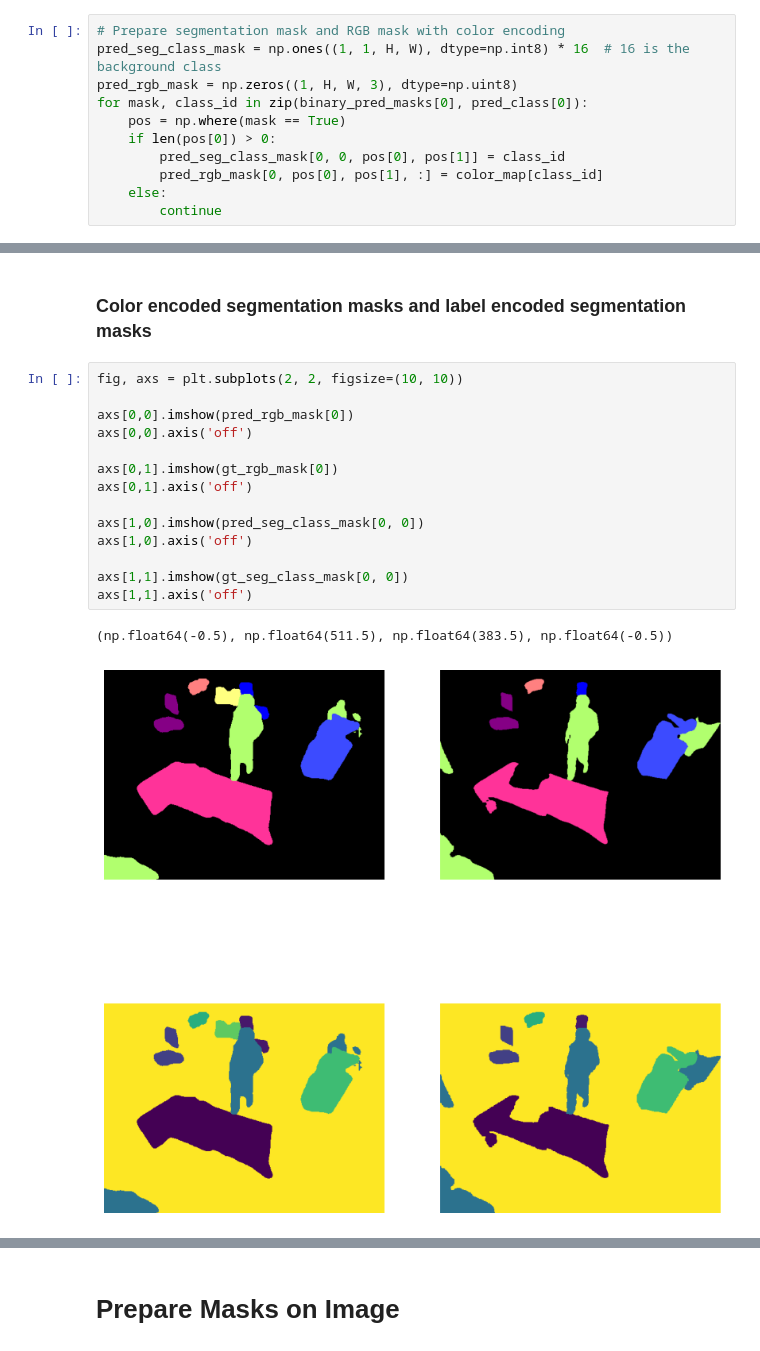
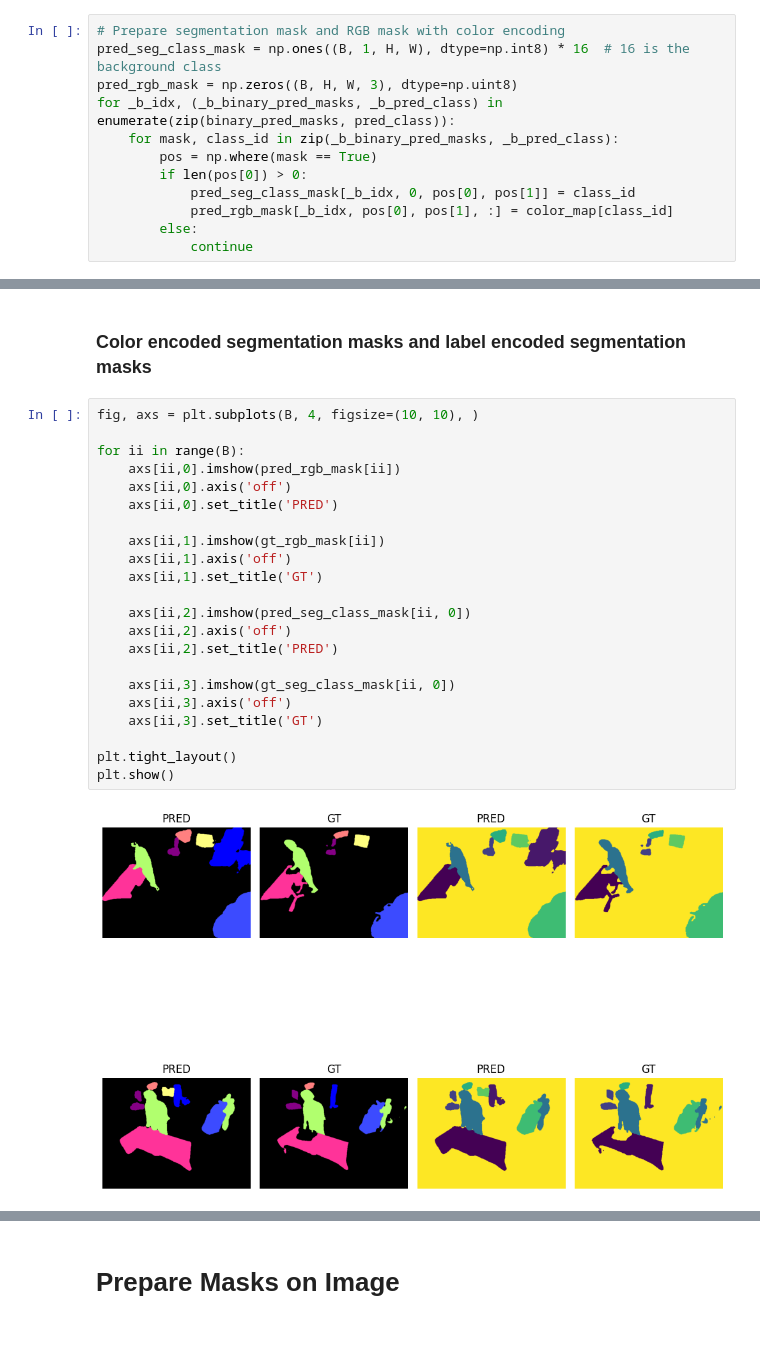
Before and after one commit to ge75xuv/Multiview-Object-Segmentation-with-SAM, a Jupyter notebook: custom_models/sam2former_image_predictor.ipynb, the cells around one changed output, grey strips where cells are left out. Saved outputs shown, nothing was run; the diff lists cells and outputs as text.

```diff
--- a/custom_models/sam2former_image_predictor.ipynb
+++ b/custom_models/sam2former_image_predictor.ipynb
@@ -181,14 +181,15 @@ def get_color_map():
 color_map = get_color_map()
 # %%
 # Prepare segmentation mask and RGB mask with color encoding
-pred_seg_class_mask = np.ones((1, 1, H, W), dtype=np.int8) * 16  # 16 is the background class
-pred_rgb_mask = np.zeros((1, H, W, 3), dtype=np.uint8)
-for mask, class_id in zip(binary_pred_masks[0], pred_class[0]):
-    pos = np.where(mask == True)
-    if len(pos[0]) > 0:
-        pred_seg_class_mask[0, 0, pos[0], pos[1]] = class_id
-        pred_rgb_mask[0, pos[0], pos[1], :] = color_map[class_id]
-    else:
-        continue
+pred_seg_class_mask = np.ones((B, 1, H, W), dtype=np.int8) * 16  # 16 is the background class
+pred_rgb_mask = np.zeros((B, H, W, 3), dtype=np.uint8)
+for _b_idx, (_b_binary_pred_masks, _b_pred_class) in enumerate(zip(binary_pred_masks, pred_class)):
+    for mask, class_id in zip(_b_binary_pred_masks, _b_pred_class):
+        pos = np.where(mask == True)
+        if len(pos[0]) > 0:
+            pred_seg_class_mask[_b_idx, 0, pos[0], pos[1]] = class_id
+            pred_rgb_mask[_b_idx, pos[0], pos[1], :] = color_map[class_id]
+        else:
+            continue
 # %%
 # Prepare GT segmentation mask and RGB mask with color encoding
@@ -207,19 +209,26 @@ for label in object_labels:
 # %% [markdown]
 ### Color encoded segmentation masks and label encoded segmentation masks
 # %%
-fig, axs = plt.subplots(2, 2, figsize=(10, 10))
+fig, axs = plt.subplots(B, 4, figsize=(10, 10), )
 
-axs[0,0].imshow(pred_rgb_mask[0])
-axs[0,0].axis('off')
+for ii in range(B):
+    axs[ii,0].imshow(pred_rgb_mask[ii])
+    axs[ii,0].axis('off')
+    axs[ii,0].set_title('PRED')
 
-axs[0,1].imshow(gt_rgb_mask[0])
-axs[0,1].axis('off')
+    axs[ii,1].imshow(gt_rgb_mask[ii])
+    axs[ii,1].axis('off')
+    axs[ii,1].set_title('GT')
 
-axs[1,0].imshow(pred_seg_class_mask[0, 0])
-axs[1,0].axis('off')
+    axs[ii,2].imshow(pred_seg_class_mask[ii, 0])
+    axs[ii,2].axis('off')
+    axs[ii,2].set_title('PRED')
 
-axs[1,1].imshow(gt_seg_class_mask[0, 0])
-axs[1,1].axis('off')
+    axs[ii,3].imshow(gt_seg_class_mask[ii, 0])
+    axs[ii,3].axis('off')
+    axs[ii,3].set_title('GT')
+
+plt.tight_layout()
+plt.show()
 # %% [output]
-(np.float64(-0.5), np.float64(511.5), np.float64(383.5), np.float64(-0.5))
-[figure, old version]
+[figure, new version]
```
Also changed, not shown: parts of 11 cells of this notebook.
